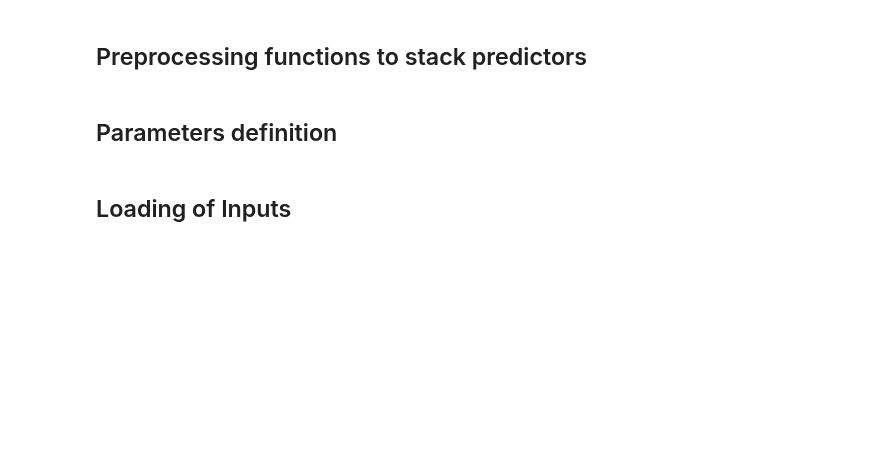
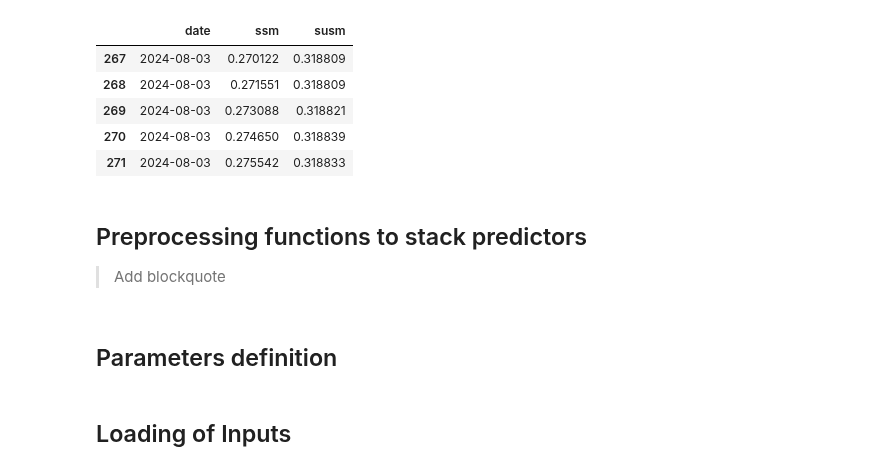
Before and after one commit to top-data/Soil_moisture, a Jupyter notebook: SM_inputs4model.ipynb, the cells around one changed output. Cells and saved outputs as stored; diff of their text form; code cells hidden in the pictures; blank space fills up the shorter version.

Commit message:
convert image collection into dataframe.

```diff
--- a/SM_inputs4model.ipynb
+++ b/SM_inputs4model.ipynb
@@ -5,10 +5,72 @@
 import ee
 ee.Authenticate()
 ee.Initialize(project='ee-mhdsaki')
+# %%
+import ee
+import pandas as pd
+
+# Initialize the Earth Engine module
+ee.Initialize()
+
+def get_smap_data():
+    # Define the ImageCollection
+    SMAP = ee.ImageCollection("NASA/SMAP/SPL4SMGP/007") \
+              .select(['sm_surface', 'sm_rootzone']) \
+              .filterDate('2024-07-01', '2024-08-04')
+
+    # Define a global bounding box geometry
+    global_geometry = ee.Geometry.Polygon(
+        [[[-180, -90], [180, -90], [180, 90], [-180, 90], [-180, -90]]]
+    )
+
+    # Function to extract the date and mean values of 'ssm' and 'susm'
+    def image_to_dict(image):
+        # Get the date of the image
+        date = ee.Date(image.get('system:time_start')).format('YYYY-MM-dd')
+        # Get the mean soil moisture values over the global geometry
+        stats = image.reduceRegion(
+            reducer=ee.Reducer.mean(),
+            geometry=ee.Geometry.Point([149.2659, -30.0996]), # ee.Geometry.Rectangle([30, -10, 40, 10])  # Rectangle covering a specific area
+            scale=10000,
+            maxPixels=1e9
+        )
+        return ee.Feature(None, {
+            'date': date,
+            'ssm': stats.get('sm_surface'),
+            'susm': stats.get('sm_rootzone')
+        })
+
+    # Map the function over the ImageCollection
+    smap_features = SMAP.map(image_to_dict)
+
+    # Convert the ImageCollection to a FeatureCollection, then to a list of dictionaries
+    smap_dicts = smap_features.getInfo()['features']
+
+    # Convert to pandas DataFrame
+    smap_data = [{'date': f['properties']['date'],
+                  'ssm': f['properties']['ssm'],
+                  'susm': f['properties']['susm']} for f in smap_dicts]
+
+    df = pd.DataFrame(smap_data)
+
+    return df
+
+# Example usage
+smap_df = get_smap_data()
+smap_df.tail()
+# %% [output]
+|  | date | ssm | susm |
+| 267 | 2024-08-03 | 0.270122 | 0.318809 |
+| 268 | 2024-08-03 | 0.271551 | 0.318809 |
+| 269 | 2024-08-03 | 0.273088 | 0.318821 |
+| 270 | 2024-08-03 | 0.274650 | 0.318839 |
+| 271 | 2024-08-03 | 0.275542 | 0.318833 |
 # %%
 import folium
 # %% [markdown]
 ## Preprocessing functions to stack predictors
+
+> Add blockquote
 # %%
 def toNatural(img):
     '''
```
Also changed, not shown: parts of 3 cells of this notebook.
